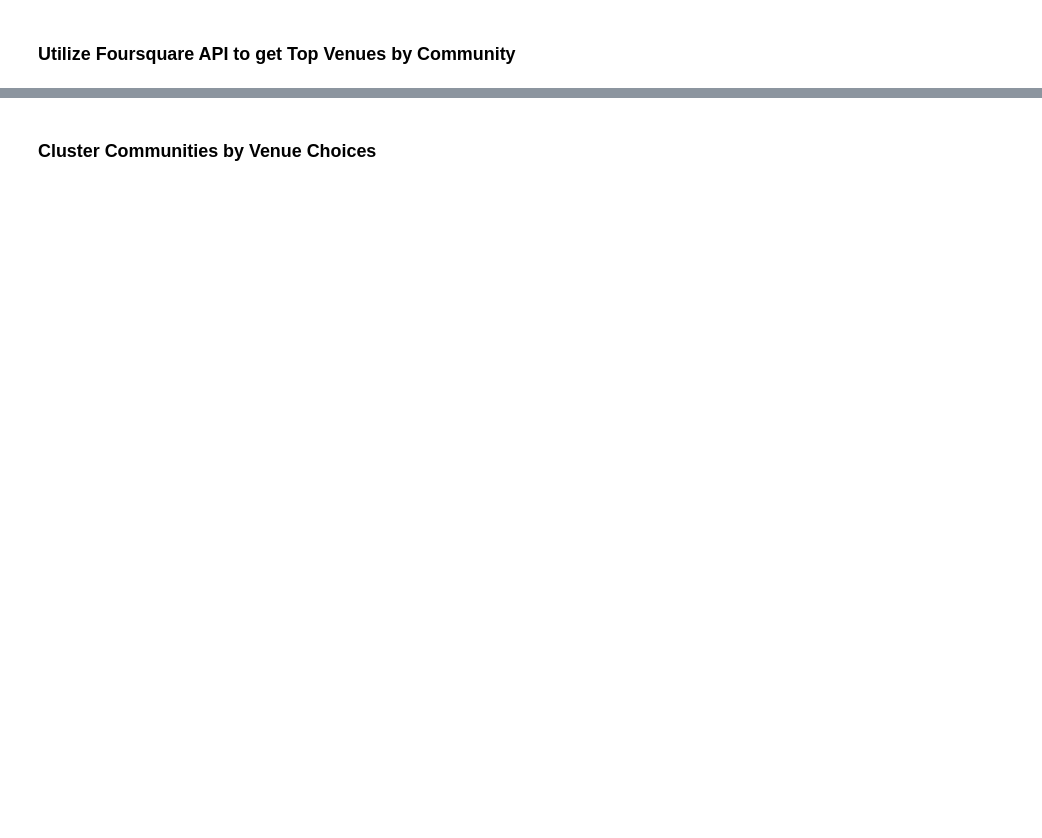
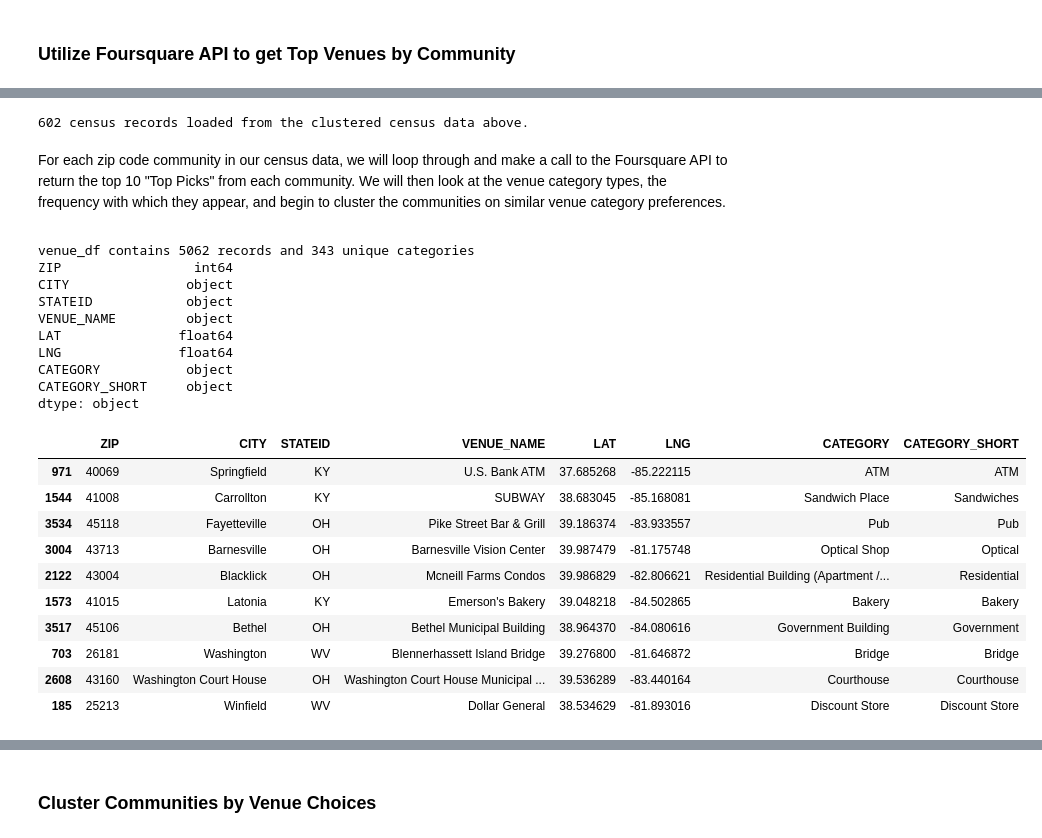
Before and after one commit to rsq215/Coursera_Capstone, a Jupyter notebook: RQueen Capstone Final Project - Part II.ipynb, the cells around one changed output, grey strips where cells are left out. Drawn from its saved outputs; the diff is of its cells as text; code cells hidden in the pictures; blank space fills up the shorter version.

```diff
--- a/RQueen Capstone Final Project - Part II.ipynb
+++ b/RQueen Capstone Final Project - Part II.ipynb
@@ -402,0 +531,77 @@ census_df[['ZIP','CITY','CLUSTER','CLUS_NAME']].head()
+# %%
+# Read in our clustered census dataframe for use in looping through communities to pull venue picks fom foursquare
+import pandas as pd
+census_df = pd.read_csv(census_clustered)
+print(f'{census_df.shape[0]} census records loaded from the clustered census data above.')
+# %% [output]
+602 census records loaded from the clustered census data above.
+# %% [markdown]
+<div style="margin: 0 auto; width:1000px;">
+    <p>
+        For each zip code community in our census data, we will loop through and make a call to the Foursquare API to return the top 10 "Top Picks" from each community.  We will then look at the venue category types, the frequency with which they appear, and begin to cluster the communities on similar venue category preferences.
+    </p>
+</div>
+# %%
+import requests
+import numpy as np
+# Create function to pull back top venue choices for each community in the census dataframe
+def top_picks(loczips, loccities, locstates, limit=10):
+    ''' Accept series of zip codes, cities, and states - return top [LIMIT] venues in that community from Foursquare API '''
+    venues_list = []
+    # Loop through each location and build venues list of results
+    for loczip, loccity, locstate in zip(loczips, loccities, locstates):
+        try:
+            loc = f'{loccity} {locstate}'
+            url = f'https://api.foursquare.com/v2/venues/search?client_id={client_id}&client_secret={client_secret}&v={version}&near={loc}&limit={limit}&q=Top Picks'
+            results = requests.get(url).json()['response']['venues']
+
+            # Gather relavant columns for data frame
+            for v in results:
+                try:
+                    venues_list.append([(
+                        loczip,
+                        loccity,
+                        locstate,
+                        v['name'],
+                        v['location']['lat'],
+                        v['location']['lng'],
+                        v['categories'][0]['name'],
+                        v['categories'][0]['shortName']
+                    )])
+                except IndexError:
+                    pass
+        except Exception as error:
+            pass
+
+    # Build data frame
+    venue_df = pd.DataFrame([item for venue_list in venues_list for item in venue_list])
+    venue_df.columns = ['ZIP','CITY','STATEID','VENUE_NAME','LAT','LNG','CATEGORY','CATEGORY_SHORT']
+
+    return(venue_df)
+# %%
+venue_df = top_picks(loczips=census_df['ZIP'], loccities=census_df['CITY'], locstates=census_df['STATEID'])
+print(f"venue_df contains {venue_df.shape[0]} records and {len(venue_df['CATEGORY'].unique())} unique categories")
+print(venue_df.dtypes)
+venue_df.sample(10)
+# %% [output]
+venue_df contains 5062 records and 343 unique categories
+ZIP                 int64
+CITY               object
+STATEID            object
+VENUE_NAME         object
+LAT               float64
+LNG               float64
+CATEGORY           object
+CATEGORY_SHORT     object
+dtype: object
+|  | ZIP | CITY | STATEID | VENUE_NAME | LAT | LNG | CATEGORY | CATEGORY_SHORT |
+| 971 | 40069 | Springfield | KY | U.S. Bank ATM | 37.685268 | -85.222115 | ATM | ATM |
+| 1544 | 41008 | Carrollton | KY | SUBWAY | 38.683045 | -85.168081 | Sandwich Place | Sandwiches |
+| 3534 | 45118 | Fayetteville | OH | Pike Street Bar & Grill | 39.186374 | -83.933557 | Pub | Pub |
+| 3004 | 43713 | Barnesville | OH | Barnesville Vision Center | 39.987479 | -81.175748 | Optical Shop | Optical |
+| 2122 | 43004 | Blacklick | OH | Mcneill Farms Condos | 39.986829 | -82.806621 | Residential Building (Apartment /... | Residential |
+| 1573 | 41015 | Latonia | KY | Emerson's Bakery | 39.048218 | -84.502865 | Bakery | Bakery |
+| 3517 | 45106 | Bethel | OH | Bethel Municipal Building | 38.964370 | -84.080616 | Government Building | Government |
+| 703 | 26181 | Washington | WV | Blennerhassett Island Bridge | 39.276800 | -81.646872 | Bridge | Bridge |
+| 2608 | 43160 | Washington Court House | OH | Washington Court House Municipal ... | 39.536289 | -83.440164 | Courthouse | Courthouse |
+| 185 | 25213 | Winfield | WV | Dollar General | 38.534629 | -81.893016 | Discount Store | Discount Store |
```
Also changed, not shown: parts of 16 cells of this notebook.
